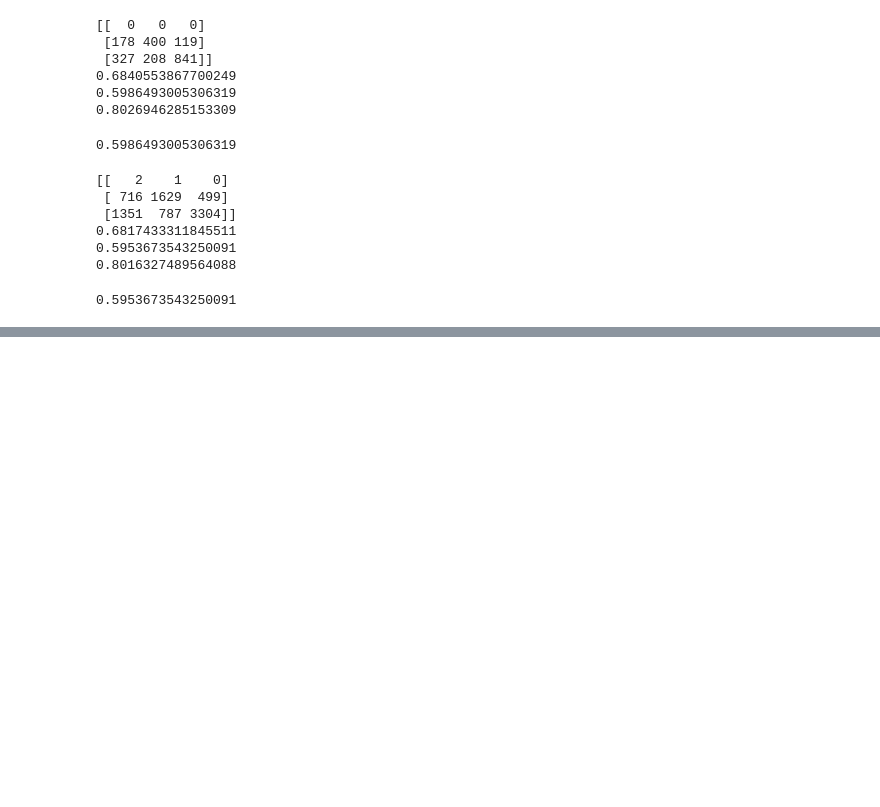
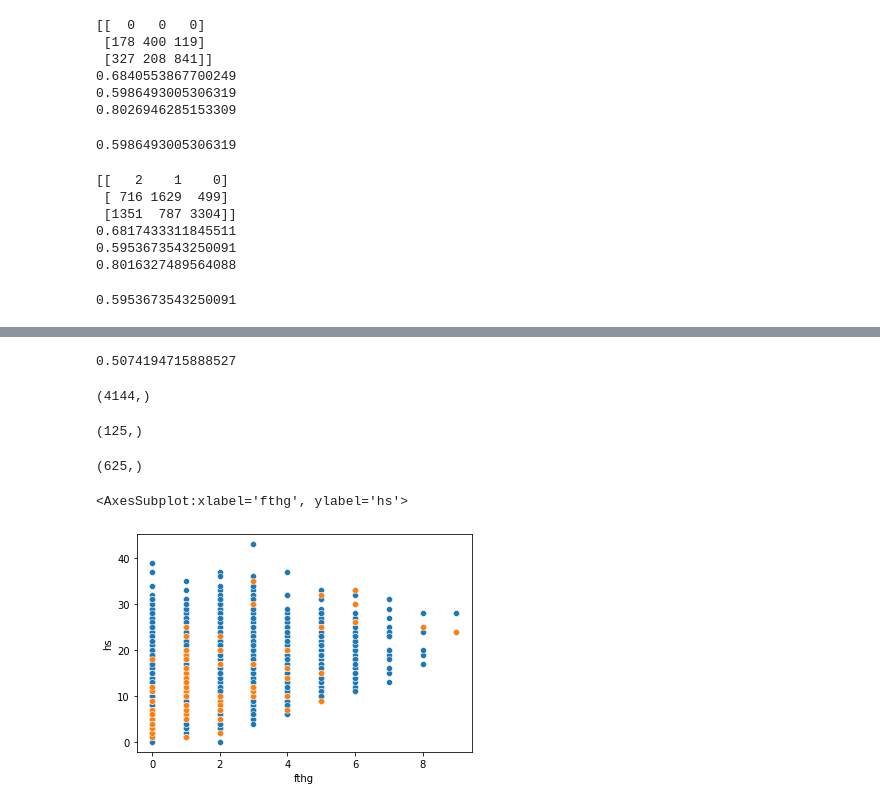
Before and after one commit to blessontomjoseph/premier_league_match_predictions, a Jupyter notebook: notebook.ipynb, the cells around one changed output, grey strips where cells are left out. Saved outputs shown, nothing was run; the diff lists cells and outputs as text; code cells hidden in the pictures; blank space fills up the shorter version.

```diff
--- a/notebook.ipynb
+++ b/notebook.ipynb
@@ -251,0 +109,5 @@ model.fit(t_x,t_y)
+# %%
+out_index=iqr(data,data.select_dtypes('number').columns)
+out_index.shape[0]/data.shape[0]
+# %% [output]
+0.5074194715888527
@@ -251,0 +117,33 @@ model.fit(t_x,t_y)
+# %%
+data=pack['data'].select_dtypes('number')
+iforest = IsolationForest(n_estimators=100, max_samples='auto',
+                          contamination=0.5, max_features=1.0,
+                          bootstrap=False, n_jobs=-1, random_state=1)
+index,values=utils.isolation_forest(pack['data'].select_dtypes('number'),iforest)
+data.drop(index[0], axis=0)
+# %% [output]
+(4144,)
+# %%
+lof = LocalOutlierFactor(n_neighbors=20, algorithm='auto',
+                         metric='minkowski', contamination=0.02,
+                         novelty=False, n_jobs=-1)
+index,values=utils.lof(trainx,lof)
+index[0].shape
+# %% [output]
+(125,)
+# %%
+ex=pack['data'].select_dtypes('number')
+index=iqr(ex,['fthg'])
+print(index.shape)
+
+ex[['fthg','hs']]
+index,values=utils.lof(ex[['fthg','hs']],lof)
+# %% [output]
+(625,)
+# %%
+
+sns.scatterplot(pack['data']['fthg'],pack['data']['hs'])
+sns.scatterplot(pack['data']['fthg'].iloc[index[0]],pack['data']['hs'].iloc[index[0]])
+# %% [output]
+<AxesSubplot:xlabel='fthg', ylabel='hs'>
+[figure, added]
```
Also changed, not shown: parts of 26 cells of this notebook, 3 other files.
